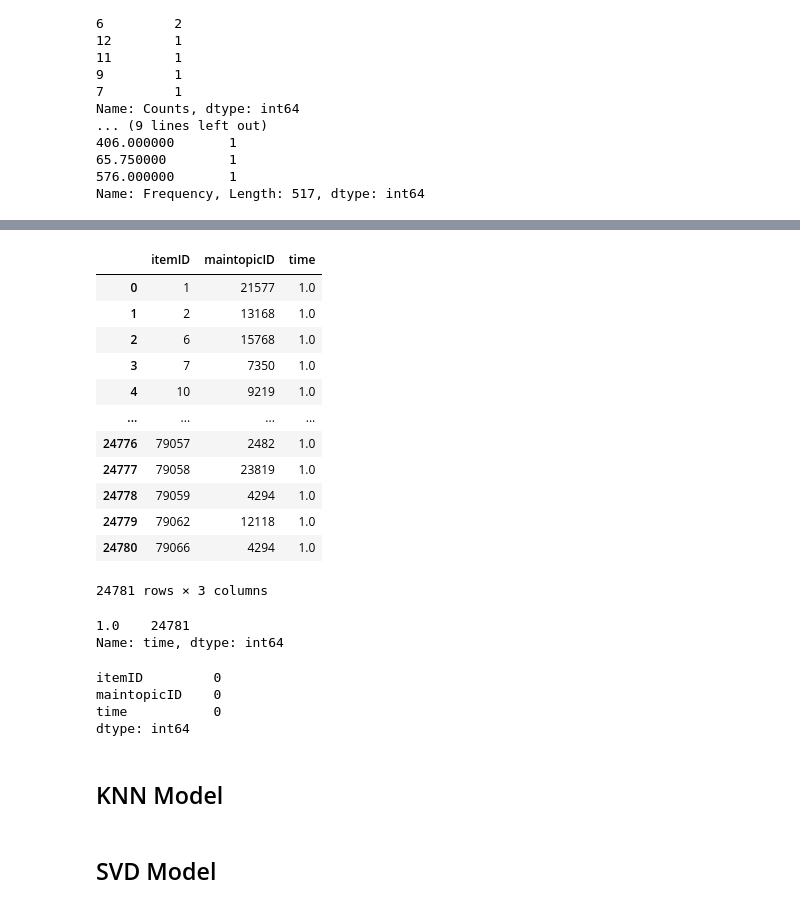
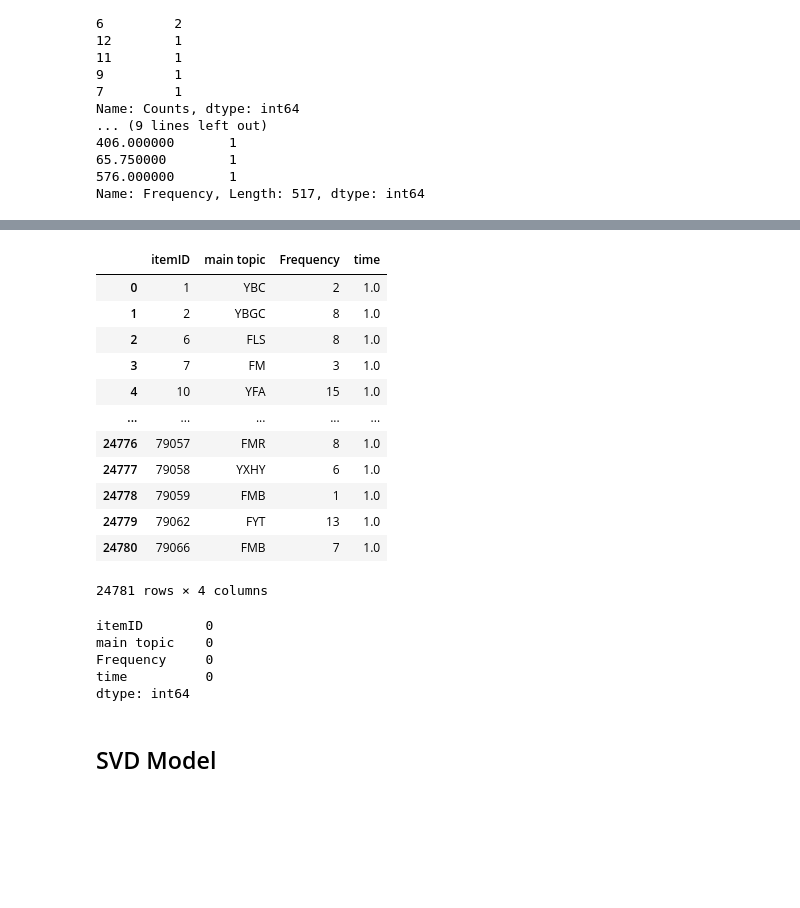
Before and after one commit to SohZongXian/DMC-2021, a Jupyter notebook: DMC script.ipynb, the cells around one changed output, grey strips where cells are left out. Saved outputs shown, nothing was run; the diff lists cells and outputs as text; code cells hidden in the pictures; blank space fills up the shorter version.

```diff
--- a/DMC script.ipynb
+++ b/DMC script.ipynb
@@ -598,5 +453,5 @@ df_maintopic
 # %%
 ## Merge df_maintopic with latest_data
-latest_data = (pd.merge(latest_data, df_maintopic, on='main topic'))
+#latest_data = (pd.merge(latest_data, df_title, on='main topic'))
 # %%
 #Declare any to drop
@@ -620,35 +516,31 @@ latest_data
 # %%
-df_rating= (latest_data.groupby(["itemID","maintopicID"]).size().reset_index(name="time")).astype({'itemID':'int32','maintopicID':'int32','time':'float32'})
+df_rating= (latest_data.groupby(["itemID", "main topic", "Frequency"]).size().reset_index(name="time")).astype({'itemID':'int32','time':'float32'})
 df_rating
+
+## Ignore time column
 # %% [output]
-|  | itemID | maintopicID | time |
-| 0 | 1 | 21577 | 1.0 |
-| 1 | 2 | 13168 | 1.0 |
-| 2 | 6 | 15768 | 1.0 |
-| 3 | 7 | 7350 | 1.0 |
-| 4 | 10 | 9219 | 1.0 |
-| ... | ... | ... | ... |
-| 24776 | 79057 | 2482 | 1.0 |
-| 24777 | 79058 | 23819 | 1.0 |
-| 24778 | 79059 | 4294 | 1.0 |
-| 24779 | 79062 | 12118 | 1.0 |
-| 24780 | 79066 | 4294 | 1.0 |
+|  | itemID | main topic | Frequency | time |
+| 0 | 1 | YBC | 2 | 1.0 |
+| 1 | 2 | YBGC | 8 | 1.0 |
+| 2 | 6 | FLS | 8 | 1.0 |
+| 3 | 7 | FM | 3 | 1.0 |
+| 4 | 10 | YFA | 15 | 1.0 |
+| ... | ... | ... | ... | ... |
+| 24776 | 79057 | FMR | 8 | 1.0 |
+| 24777 | 79058 | YXHY | 6 | 1.0 |
+| 24778 | 79059 | FMB | 1 | 1.0 |
+| 24779 | 79062 | FYT | 13 | 1.0 |
+| 24780 | 79066 | FMB | 7 | 1.0 |
-24781 rows × 3 columns
+24781 rows × 4 columns
-# %%
-df_rating['time'].value_counts()
-# %% [output]
-1.0    24781
-Name: time, dtype: int64
 # %%
 #Check if any missing values
 df_rating.isnull().sum()
 # %% [output]
-itemID         0
-maintopicID    0
-time           0
+itemID        0
+main topic    0
+Frequency     0
+time          0
 dtype: int64
-# %% [markdown]
-## KNN Model
 # %% [markdown]
 ## SVD Model
 # %%
```
Also changed, not shown: parts of 62 cells of this notebook.
